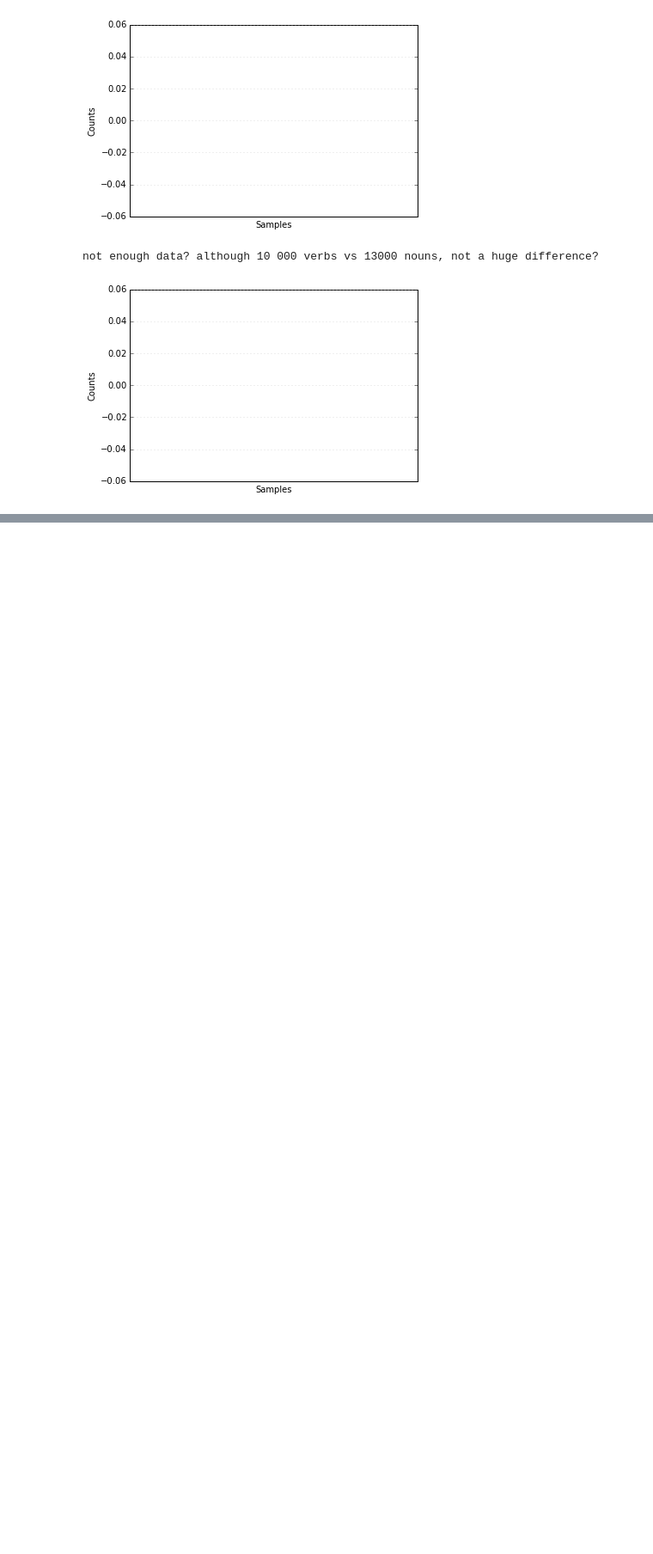
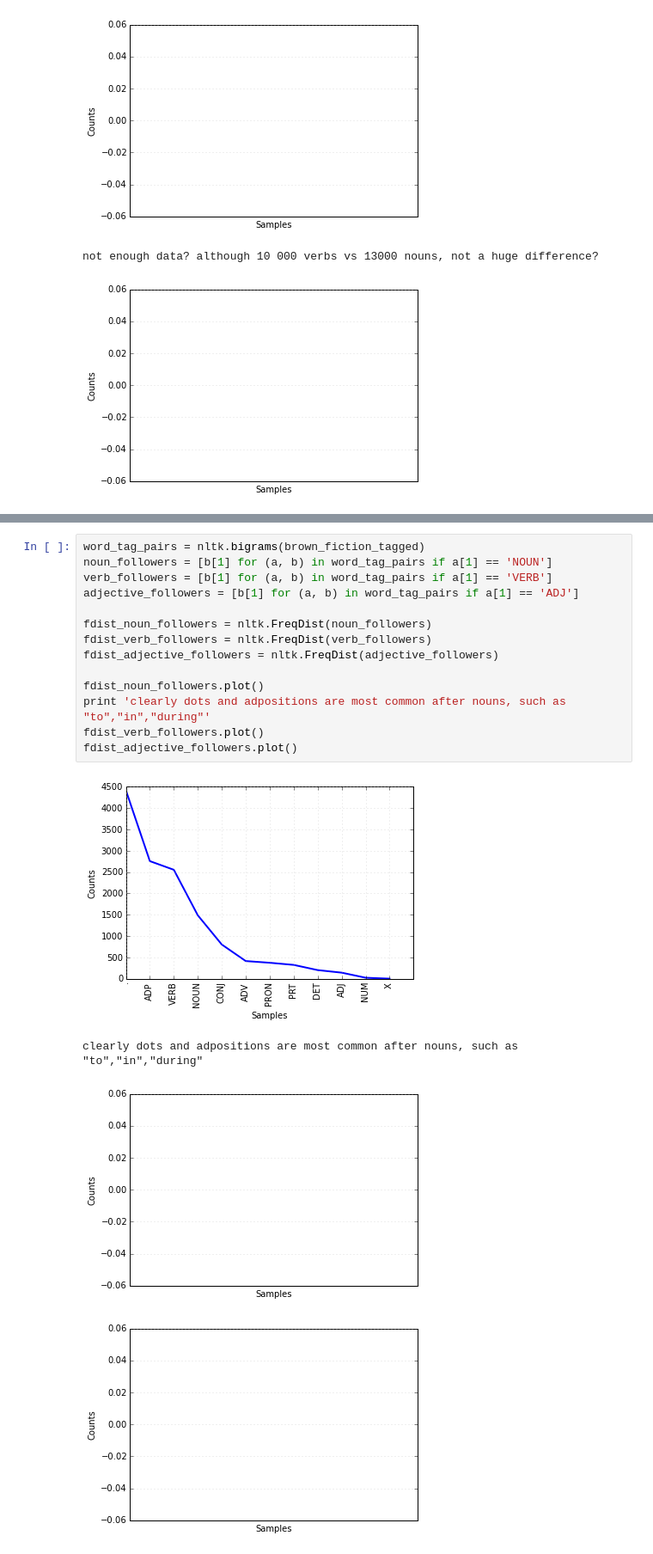
Before and after one commit to sofiabroome/wordpredictor, a Jupyter notebook: explore_nltk.ipynb, the cells around one changed output, grey strips where cells are left out. Shown: that part at 86% size. Cells and saved outputs as stored; diff of their text form; blank space fills up the shorter version.

Commit message:
added crude grammar-bigram model

```diff
--- a/explore_nltk.ipynb
+++ b/explore_nltk.ipynb
@@ -173,3 +173,22 @@ VERB CONJ  ADJ  ADP
    9    1    1    1
  and mistook  had wonder   at re-enacted curious accompanied tempted threw viewed happened
    1    1    1    1    1    1    1    1    1    1    1    1
+# %%
+word_tag_pairs = nltk.bigrams(brown_fiction_tagged)
+noun_followers = [b[1] for (a, b) in word_tag_pairs if a[1] == 'NOUN']
+verb_followers = [b[1] for (a, b) in word_tag_pairs if a[1] == 'VERB']
+adjective_followers = [b[1] for (a, b) in word_tag_pairs if a[1] == 'ADJ']
+
+fdist_noun_followers = nltk.FreqDist(noun_followers)
+fdist_verb_followers = nltk.FreqDist(verb_followers)
+fdist_adjective_followers = nltk.FreqDist(adjective_followers)
+
+fdist_noun_followers.plot()
+print 'clearly dots and adpositions are most common after nouns, such as "to","in","during"'
+fdist_verb_followers.plot()
+fdist_adjective_followers.plot()
+# %% [output]
+[figure, added]
+clearly dots and adpositions are most common after nouns, such as "to","in","during"
+[figure, added]
+[figure, added]
```
Also changed, not shown: parts of 1 cell of this notebook, 3 other files.
